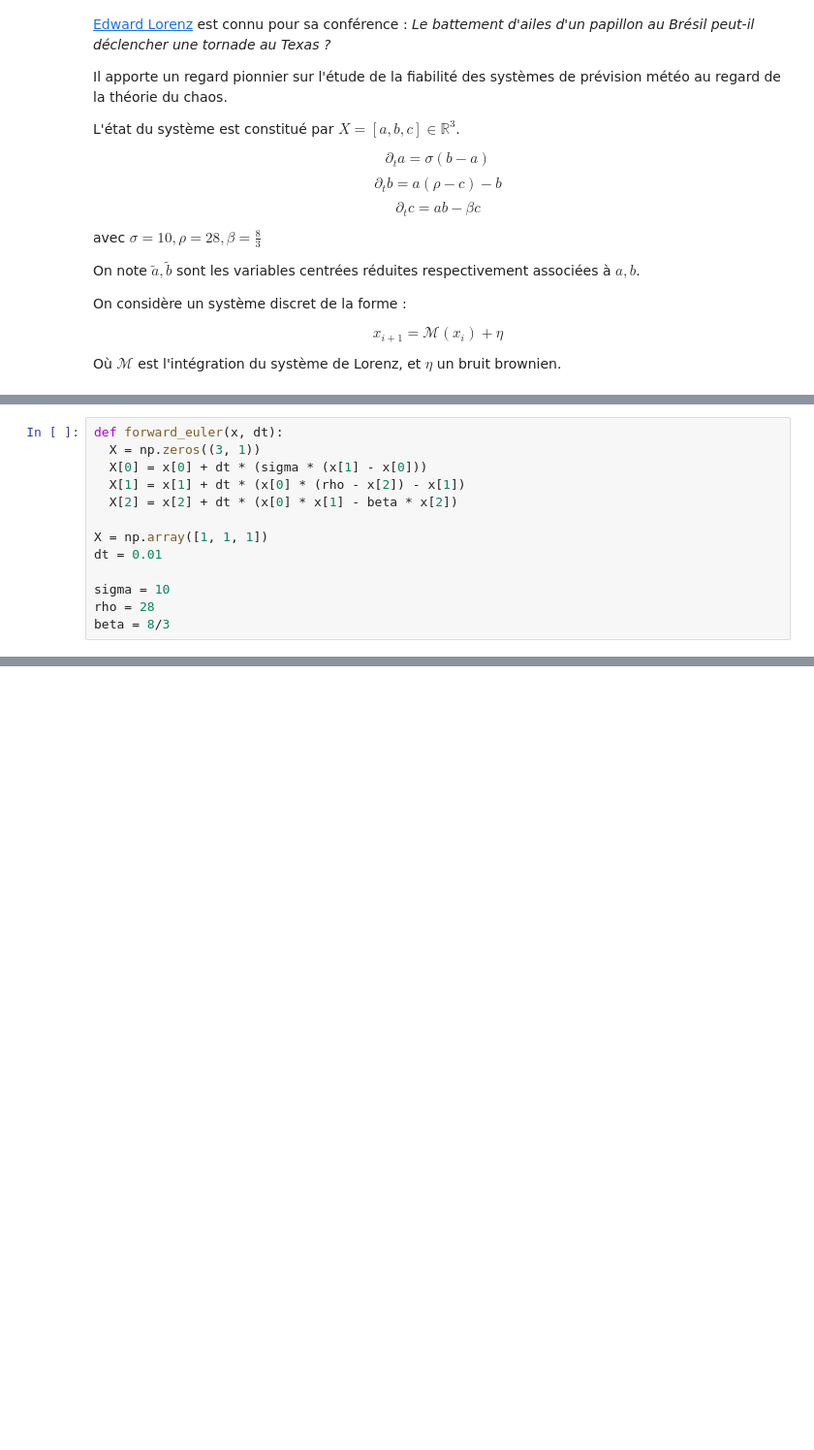
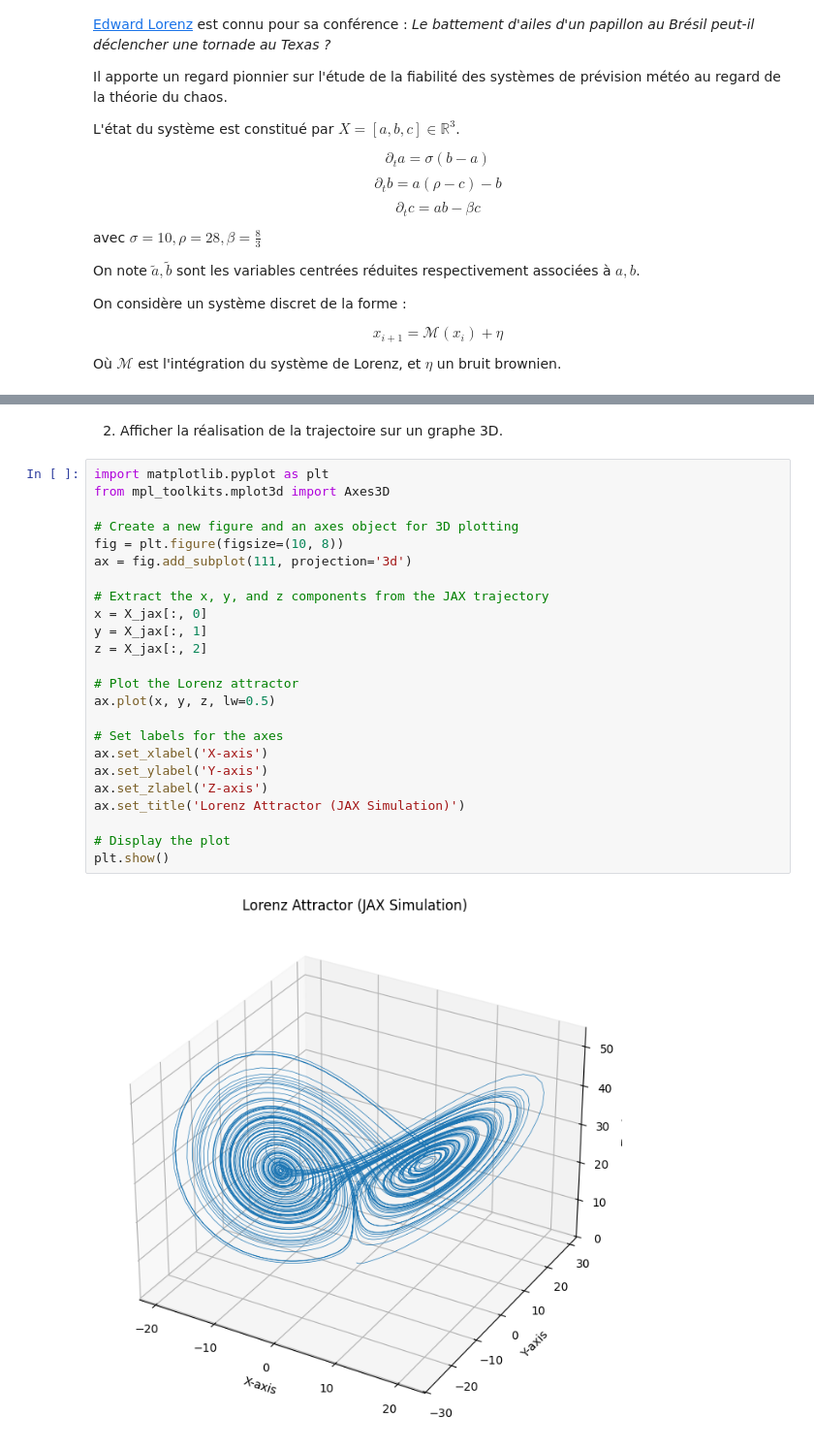
Before and after one commit to maurinl26/filtrage_modelisation_stochastique, a Jupyter notebook: tp/12_tp_enkf.ipynb, the cells around one changed output, grey strips where cells are left out. Shown at 97% size. Drawn from its saved outputs; the diff is of its cells as text; blank space fills up the shorter version.

```diff
--- a/tp/12_tp_enkf.ipynb
+++ b/tp/12_tp_enkf.ipynb
@@ -28,13 +29,0 @@ Où $\mathcal{M}$ est l'intégration du système de Lorenz, et $\eta$ un bruit b
-# %%
-def forward_euler(x, dt):
-  X = np.zeros((3, 1))
-  X[0] = x[0] + dt * (sigma * (x[1] - x[0]))
-  X[1] = x[1] + dt * (x[0] * (rho - x[2]) - x[1])
-  X[2] = x[2] + dt * (x[0] * x[1] - beta * x[2])
-
-X = np.array([1, 1, 1])
-dt = 0.01
-
-sigma = 10
-rho = 28
-beta = 8/3
@@ -40,0 +72,28 @@ beta = 8/3
+# %% [markdown]
+2. Afficher la réalisation de la trajectoire sur un graphe 3D.
+# %%
+import matplotlib.pyplot as plt
+from mpl_toolkits.mplot3d import Axes3D
+
+# Create a new figure and an axes object for 3D plotting
+fig = plt.figure(figsize=(10, 8))
+ax = fig.add_subplot(111, projection='3d')
+
+# Extract the x, y, and z components from the JAX trajectory
+x = X_jax[:, 0]
+y = X_jax[:, 1]
+z = X_jax[:, 2]
+
+# Plot the Lorenz attractor
+ax.plot(x, y, z, lw=0.5)
+
+# Set labels for the axes
+ax.set_xlabel('X-axis')
+ax.set_ylabel('Y-axis')
+ax.set_zlabel('Z-axis')
+ax.set_title('Lorenz Attractor (JAX Simulation)')
+
+# Display the plot
+plt.show()
+# %% [output]
+[figure, added]
```
Also changed, not shown: parts of 37 cells of this notebook, 2 other files.
